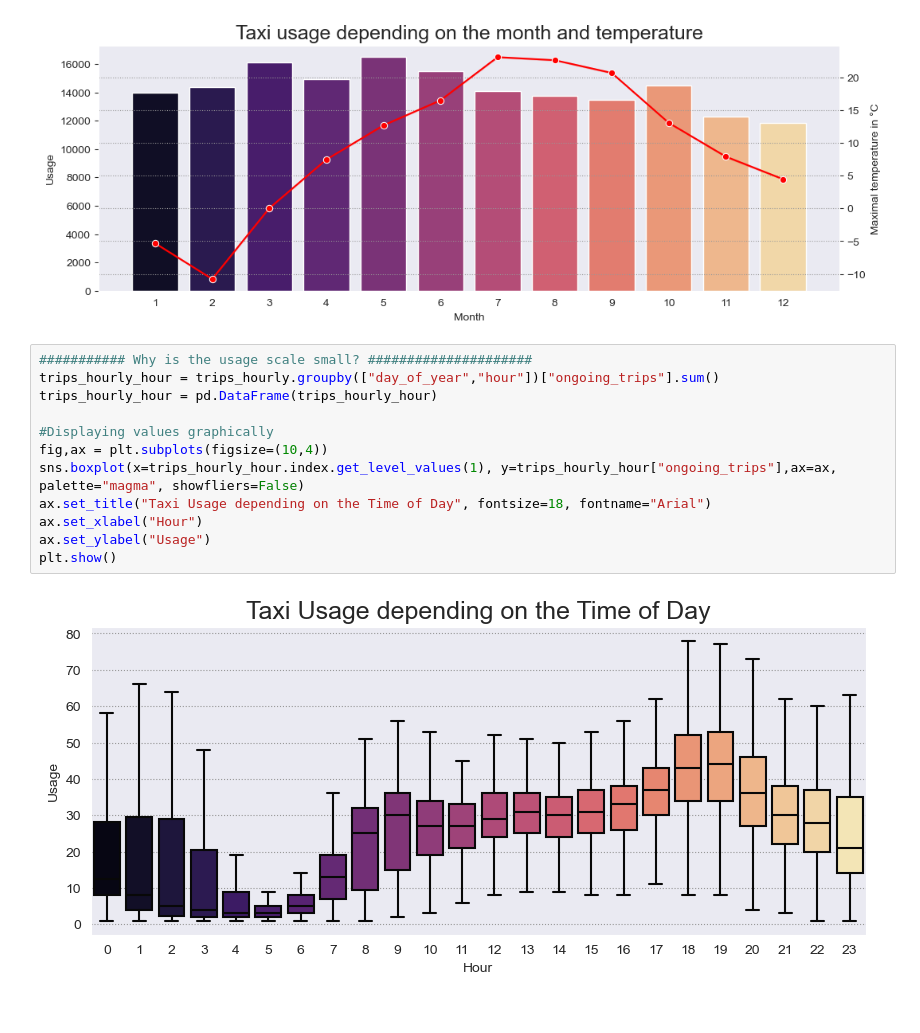
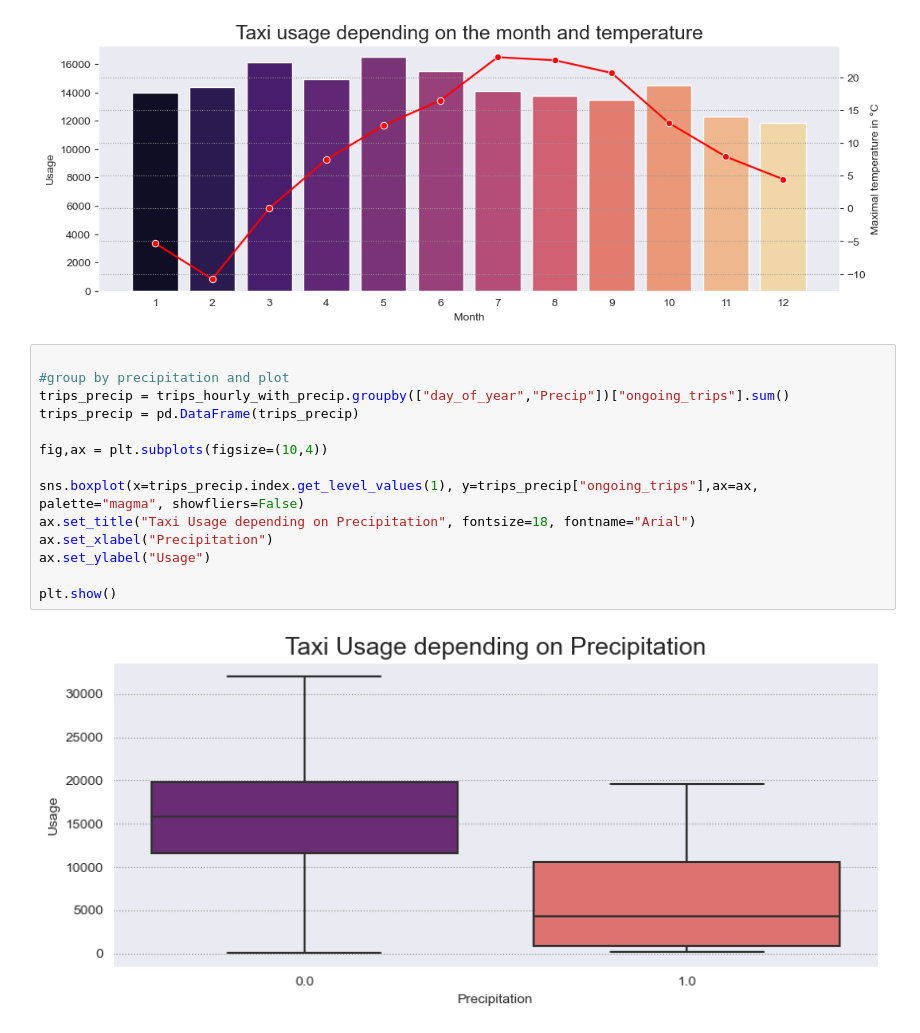
Before and after one commit to Jerematix/aaa, a Jupyter notebook: notebooks/2_descriptive_analysis/02_patterns.ipynb, the cells around one changed output. Drawn from its saved outputs; the diff is of its cells as text.

Commit message:
Precip boxplot (with Sarah)

```diff
--- a/notebooks/2_descriptive_analysis/02_patterns.ipynb
+++ b/notebooks/2_descriptive_analysis/02_patterns.ipynb
@@ -128,16 +163,18 @@ ax.yaxis.grid(False)
 # %% [output]
 [figure]
 # %%
-########### Why is the usage scale small? #####################
-trips_hourly_hour = trips_hourly.groupby(["day_of_year","hour"])["ongoing_trips"].sum()
-trips_hourly_hour = pd.DataFrame(trips_hourly_hour)
 
-#Displaying values graphically
+#group by precipitation and plot
+trips_precip = trips_hourly_with_precip.groupby(["day_of_year","Precip"])["ongoing_trips"].sum()
+trips_precip = pd.DataFrame(trips_precip)
+
 fig,ax = plt.subplots(figsize=(10,4))
-sns.boxplot(x=trips_hourly_hour.index.get_level_values(1), y=trips_hourly_hour["ongoing_trips"],ax=ax, palette="magma", showfliers=False)
-ax.set_title("Taxi Usage depending on the Time of Day", fontsize=18, fontname="Arial")
-ax.set_xlabel("Hour")
+
+sns.boxplot(x=trips_precip.index.get_level_values(1), y=trips_precip["ongoing_trips"],ax=ax, palette="magma", showfliers=False)
+ax.set_title("Taxi Usage depending on Precipitation", fontsize=18, fontname="Arial")
+ax.set_xlabel("Precipitation")
 ax.set_ylabel("Usage")
+
 plt.show()
 # %% [output]
-[figure, old version]
+[figure, new version]
```
Also changed, not shown: parts of 7 cells of this notebook.
